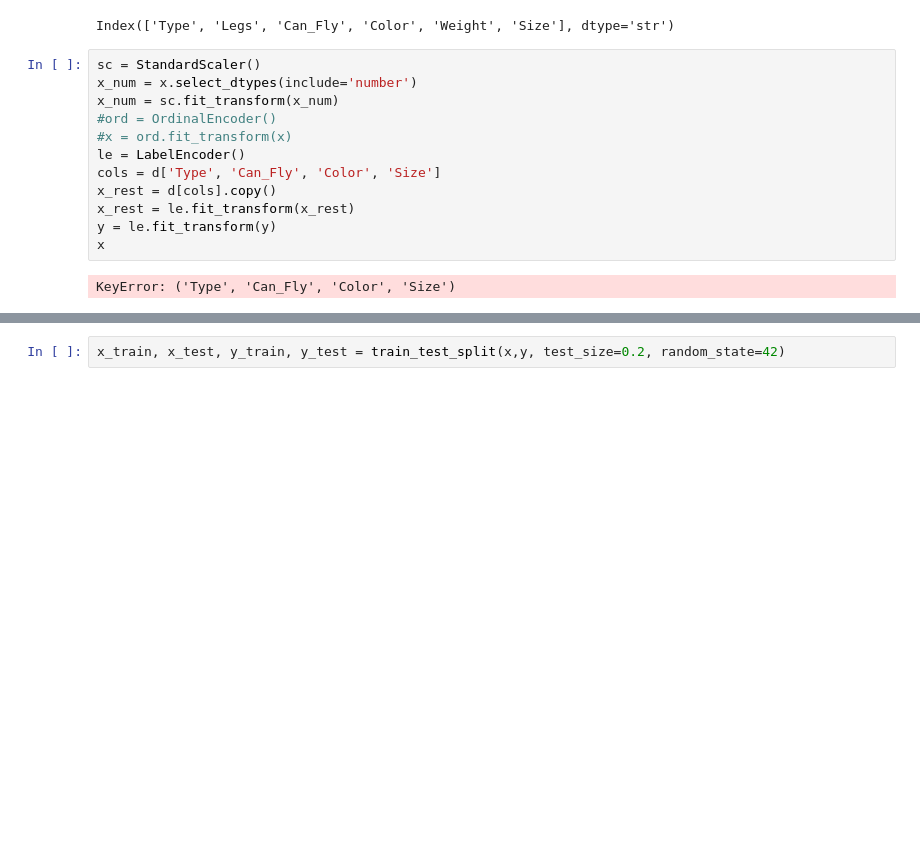
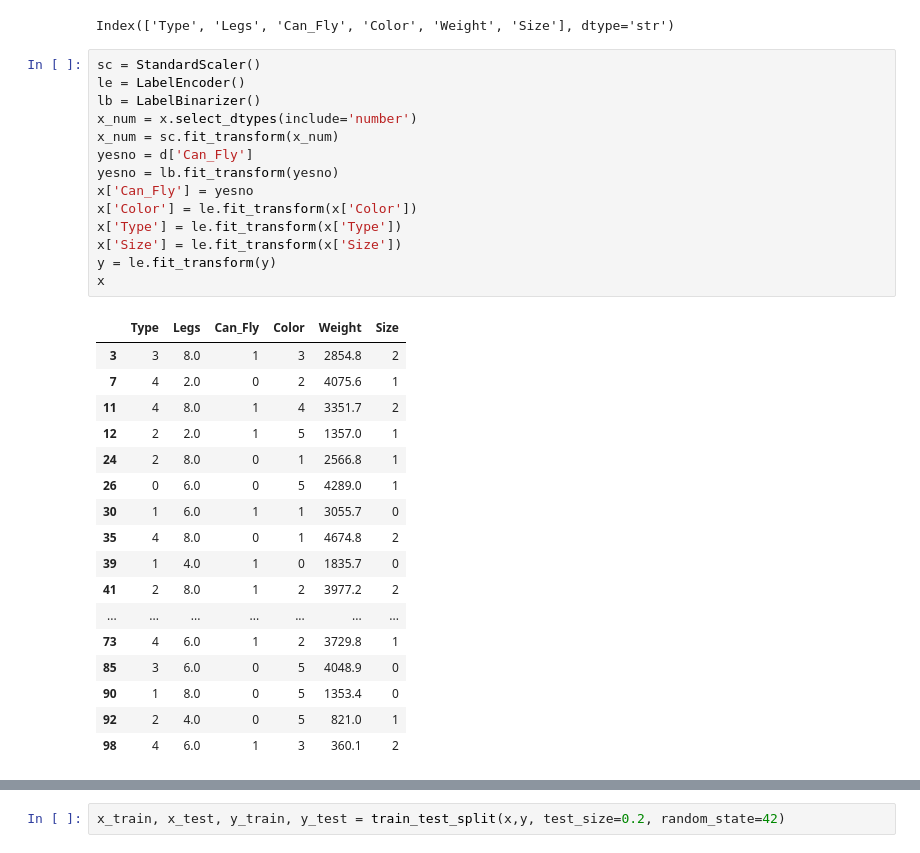
Before and after one commit to Yassinini/ML-CV-Learning, a Jupyter notebook: 2_Machine_Learning/ML/1_Supervised-Learning/Coursel-L3/Logistic Reg/Sess 8/Workout/workout.ipynb, the cells around one changed output, grey strips where cells are left out. Cells and saved outputs as stored; diff of their text form; blank space fills up the shorter version.

```diff
--- a/2_Machine_Learning/ML/1_Supervised-Learning/Coursel-L3/Logistic Reg/Sess 8/Workout/workout.ipynb
+++ b/2_Machine_Learning/ML/1_Supervised-Learning/Coursel-L3/Logistic Reg/Sess 8/Workout/workout.ipynb
@@ -84,18 +84,36 @@ print(x.columns)
 Index(['Type', 'Legs', 'Can_Fly', 'Color', 'Weight', 'Size'], dtype='str')
 # %%
 sc = StandardScaler()
+le = LabelEncoder()
+lb = LabelBinarizer()
 x_num = x.select_dtypes(include='number')
 x_num = sc.fit_transform(x_num)
-#ord = OrdinalEncoder()
-#x = ord.fit_transform(x)
-le = LabelEncoder()
-cols = d['Type', 'Can_Fly', 'Color', 'Size']
-x_rest = d[cols].copy()
-x_rest = le.fit_transform(x_rest)
+yesno = d['Can_Fly']
+yesno = lb.fit_transform(yesno)
+x['Can_Fly'] = yesno
+x['Color'] = le.fit_transform(x['Color'])
+x['Type'] = le.fit_transform(x['Type'])
+x['Size'] = le.fit_transform(x['Size'])
 y = le.fit_transform(y)
 x
 # %% [output]
-KeyError: ('Type', 'Can_Fly', 'Color', 'Size')
+|  | Type | Legs | Can_Fly | Color | Weight | Size |
+| 3 | 3 | 8.0 | 1 | 3 | 2854.8 | 2 |
+| 7 | 4 | 2.0 | 0 | 2 | 4075.6 | 1 |
+| 11 | 4 | 8.0 | 1 | 4 | 3351.7 | 2 |
+| 12 | 2 | 2.0 | 1 | 5 | 1357.0 | 1 |
+| 24 | 2 | 8.0 | 0 | 1 | 2566.8 | 1 |
+| 26 | 0 | 6.0 | 0 | 5 | 4289.0 | 1 |
+| 30 | 1 | 6.0 | 1 | 1 | 3055.7 | 0 |
+| 35 | 4 | 8.0 | 0 | 1 | 4674.8 | 2 |
+| 39 | 1 | 4.0 | 1 | 0 | 1835.7 | 0 |
+| 41 | 2 | 8.0 | 1 | 2 | 3977.2 | 2 |
+| ... | ... | ... | ... | ... | ... | ... |
+| 73 | 4 | 6.0 | 1 | 2 | 3729.8 | 1 |
+| 85 | 3 | 6.0 | 0 | 5 | 4048.9 | 0 |
+| 90 | 1 | 8.0 | 0 | 5 | 1353.4 | 0 |
+| 92 | 2 | 4.0 | 0 | 5 | 821.0 | 1 |
+| 98 | 4 | 6.0 | 1 | 3 | 360.1 | 2 |
 # %%
 dn = np.column_stack((x,y))
 dn = pd.DataFrame(dn)
```
Also changed, not shown: parts of 3 cells of this notebook.
